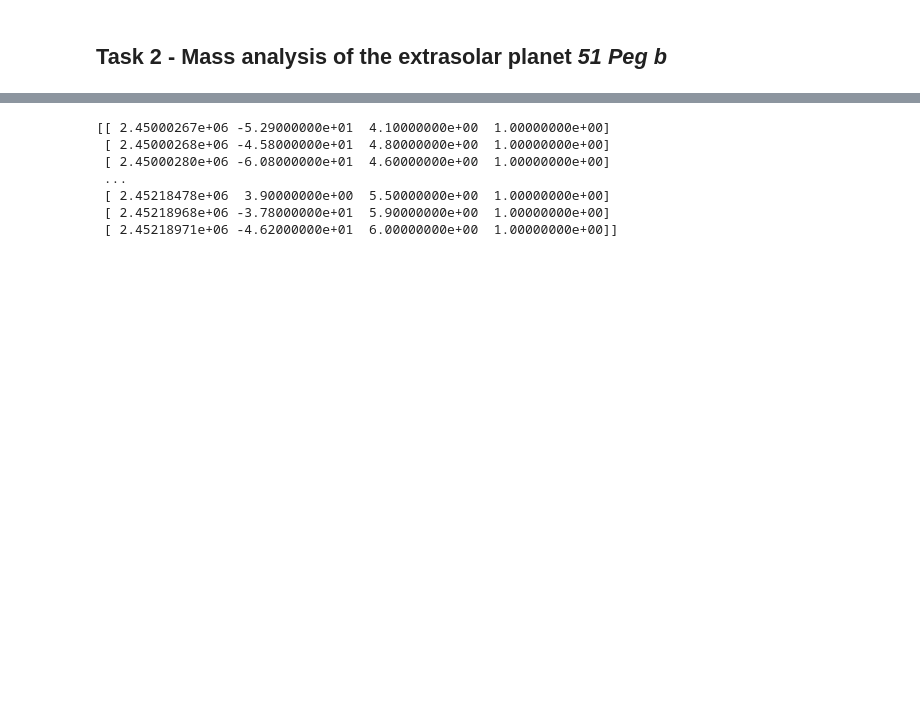
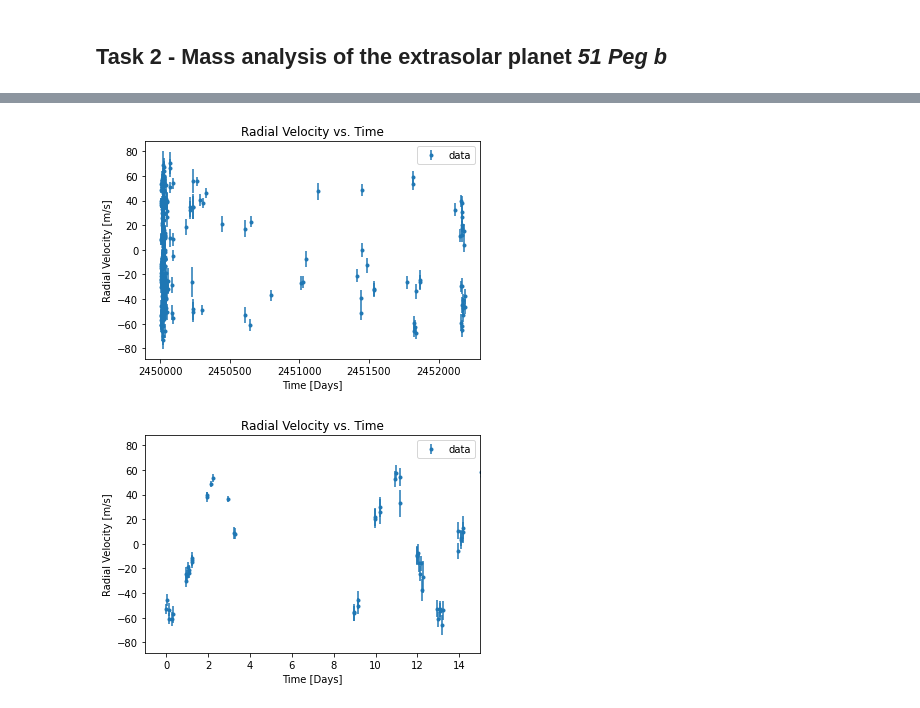
Before and after one commit to smilex555/phys718-hwp, a Jupyter notebook: project4/Project_4_Extrasolar_Planets_students.ipynb, the cells around one changed output, grey strips where cells are left out. Cells and saved outputs as stored; diff of their text form; code cells hidden in the pictures; blank space fills up the shorter version.

```diff
--- a/project4/Project_4_Extrasolar_Planets_students.ipynb
+++ b/project4/Project_4_Extrasolar_Planets_students.ipynb
@@ -135,13 +141,45 @@ Based on this, what can you conclude about the object?
 import numpy as np
 import matplotlib.pyplot as plt
 from scipy.optimize import curve_fit
-# %%
-data = np.loadtxt("https://raw.githubusercontent.com/terben/Programming_in_Python_BCGS_Summer_2022/master/lecture_10/data/UID_0113357_RVC_001.tbl")
-# %% [output]
-[[ 2.45000267e+06 -5.29000000e+01  4.10000000e+00  1.00000000e+00]
- [ 2.45000268e+06 -4.58000000e+01  4.80000000e+00  1.00000000e+00]
- [ 2.45000280e+06 -6.08000000e+01  4.60000000e+00  1.00000000e+00]
- ...
- [ 2.45218478e+06  3.90000000e+00  5.50000000e+00  1.00000000e+00]
- [ 2.45218968e+06 -3.78000000e+01  5.90000000e+00  1.00000000e+00]
- [ 2.45218971e+06 -4.62000000e+01  6.00000000e+00  1.00000000e+00]]
+# %%
+# TASK 1
+
+# loading the data
+# the data for this project is included with this submission
+# the path of the file follows the folder structure of the submission
+# (the data file needs to be in the root of the folder from which the program is being run)
+data = np.loadtxt('./UID_0113357_RVC_001.tbl')
+# if you wish to use an alternate path for the file, modify the above line accordingly!
+
+# the line below loads the data directly from the git repo on github
+# but this method requires the notebook to have write permission (and an interenet connection, of course),
+# since np.loadtxt downloads the file and loads the local copy of the file
+# (uncomment the below line if you wish to load the file directly from the repo)
+#data = np.loadtxt('https://raw.githubusercontent.com/terben/Programming_in_Python_BCGS_Summer_2022/master/lecture_10/data/UID_0113357_RVC_001.tbl')
+
+# plot 1 - all of data
+fig, ax = plt.subplots() # create a plot
+ax.errorbar(data[:, 0], data[:, 1], yerr = data[:, 2], fmt = '.', label = 'data') # use errorbar for the plot
+ax.set_title('Radial Velocity vs. Time') # plot title
+ax.set_xlabel('Time [Days]') # x-axis label
+ax.set_ylabel('Radial Velocity [m/s]') # y-axis label
+ax.legend() # add legend
+ax.ticklabel_format(style = 'plain') # use normal notation instead of scientific notation for x-axis
+fig.show() # print the plot
+
+# plot 2 - data for the first 15 days
+fig, ax = plt.subplots() # create a plot
+# in this plot, we use a slightly different x-axis
+# we subtract the minimum value of the time readings from all the points so that first observation corresponds to day 0
+# (this is equivalent to removing an offset)
+ax.errorbar(data[:, 0] - min(data[:, 0]), data[:, 1], yerr = data[:, 2], fmt = '.', label = 'data') # use errorbar for the plot
+ax.set_title('Radial Velocity vs. Time') # plot title
+ax.set_xlabel('Time [Days]') # x-axis label
+ax.set_ylabel('Radial Velocity [m/s]') # y-axis label
+# use x-lim to show the data for the first 15 days
+ax.set_xlim(min(data[:,0] - min(data[:, 0])) - 1, min(data[:,0] - min(data[:, 0])) + 15)
+ax.legend() # add legend
+fig.show() # print the plot
+# %% [output]
+[figure, added]
+[figure, added]
```
Also changed, not shown: parts of 28 cells of this notebook.
